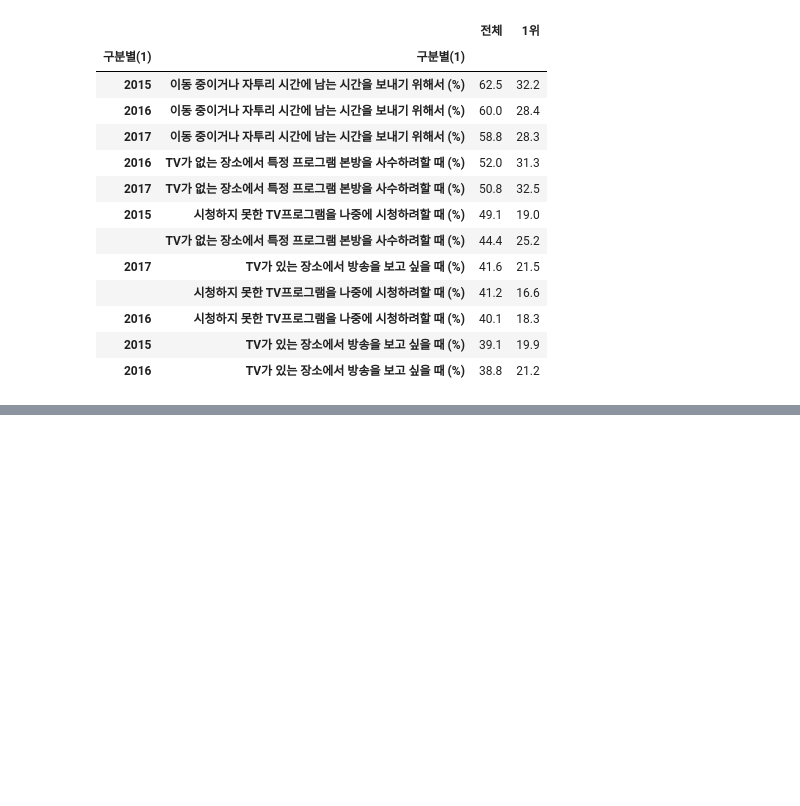
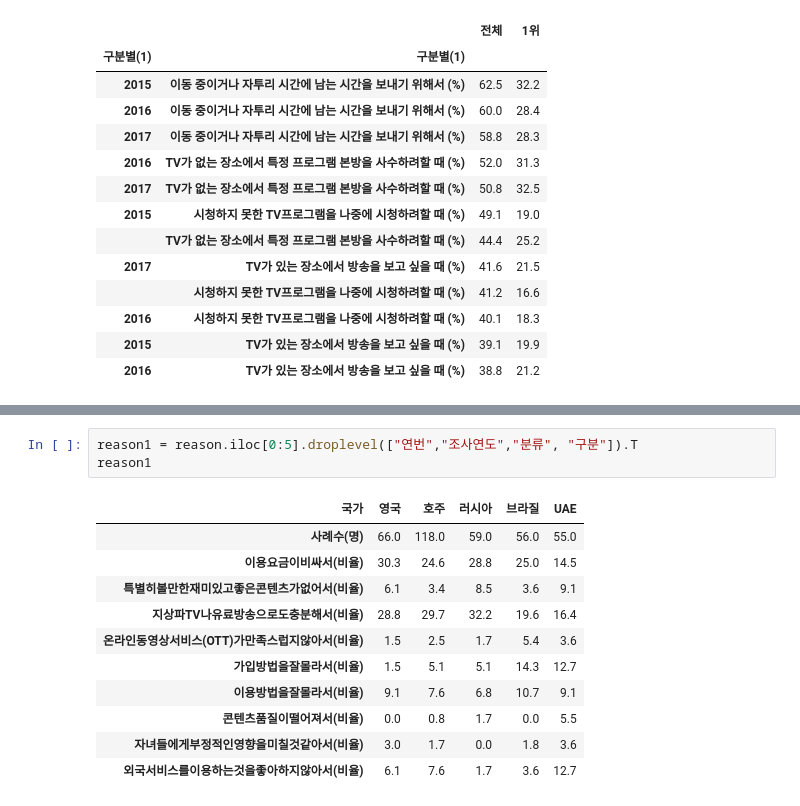
Before and after one commit to tada-data/teamproject-mid, a Jupyter notebook: 중간프로젝트데이터간단하게Review_R위한 정리 포함.ipynb, the cells around one changed output, grey strips where cells are left out. Saved outputs shown, nothing was run; the diff lists cells and outputs as text; blank space fills up the shorter version.

```diff
--- a/중간프로젝트데이터간단하게Review_R위한 정리 포함.ipynb
+++ b/중간프로젝트데이터간단하게Review_R위한 정리 포함.ipynb
@@ -742,0 +800,15 @@ when.T.sort_values(by="전체", ascending=False)
+# %%
+reason1 = reason.iloc[0:5].droplevel(["연번","조사연도","분류", "구분"]).T
+reason1
+# %% [output]
+| 국가 | 영국 | 호주 | 러시아 | 브라질 | UAE |
+| 사례수(명) | 66.0 | 118.0 | 59.0 | 56.0 | 55.0 |
+| 이용요금이비싸서(비율) | 30.3 | 24.6 | 28.8 | 25.0 | 14.5 |
+| 특별히볼만한재미있고좋은콘텐츠가없어서(비율) | 6.1 | 3.4 | 8.5 | 3.6 | 9.1 |
+| 지상파TV나유료방송으로도충분해서(비율) | 28.8 | 29.7 | 32.2 | 19.6 | 16.4 |
+| 온라인동영상서비스(OTT)가만족스럽지않아서(비율) | 1.5 | 2.5 | 1.7 | 5.4 | 3.6 |
+| 가입방법을잘몰라서(비율) | 1.5 | 5.1 | 5.1 | 14.3 | 12.7 |
+| 이용방법을잘몰라서(비율) | 9.1 | 7.6 | 6.8 | 10.7 | 9.1 |
+| 콘텐츠품질이떨어져서(비율) | 0.0 | 0.8 | 1.7 | 0.0 | 5.5 |
+| 자녀들에게부정적인영향을미칠것같아서(비율) | 3.0 | 1.7 | 0.0 | 1.8 | 3.6 |
+| 외국서비스를이용하는것을좋아하지않아서(비율) | 6.1 | 7.6 | 1.7 | 3.6 | 12.7 |
```
Also changed, not shown: parts of 12 cells of this notebook, 5 other files.
